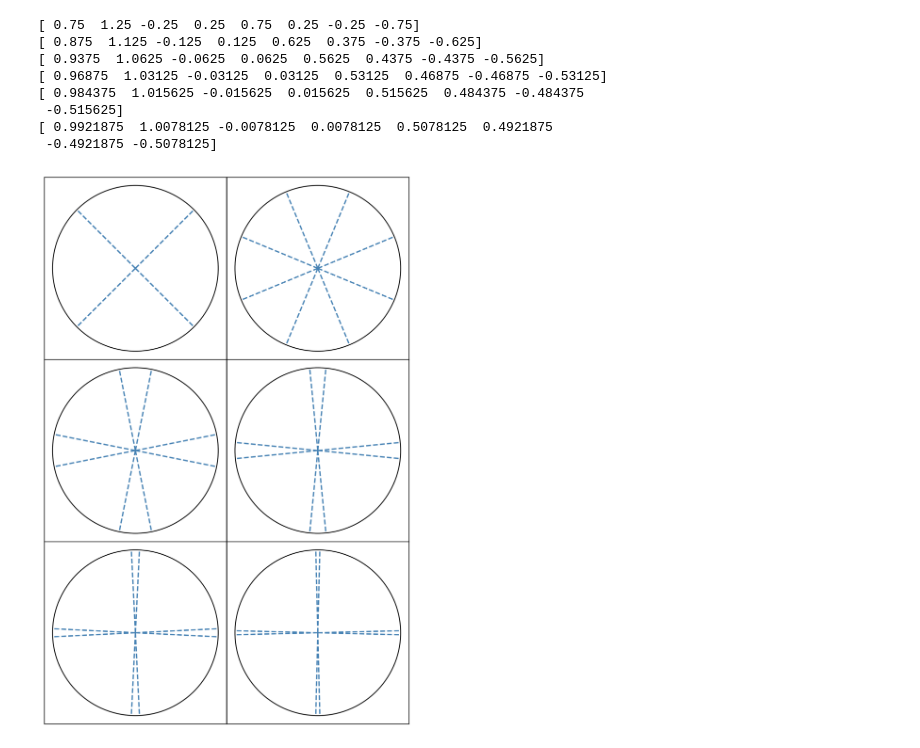
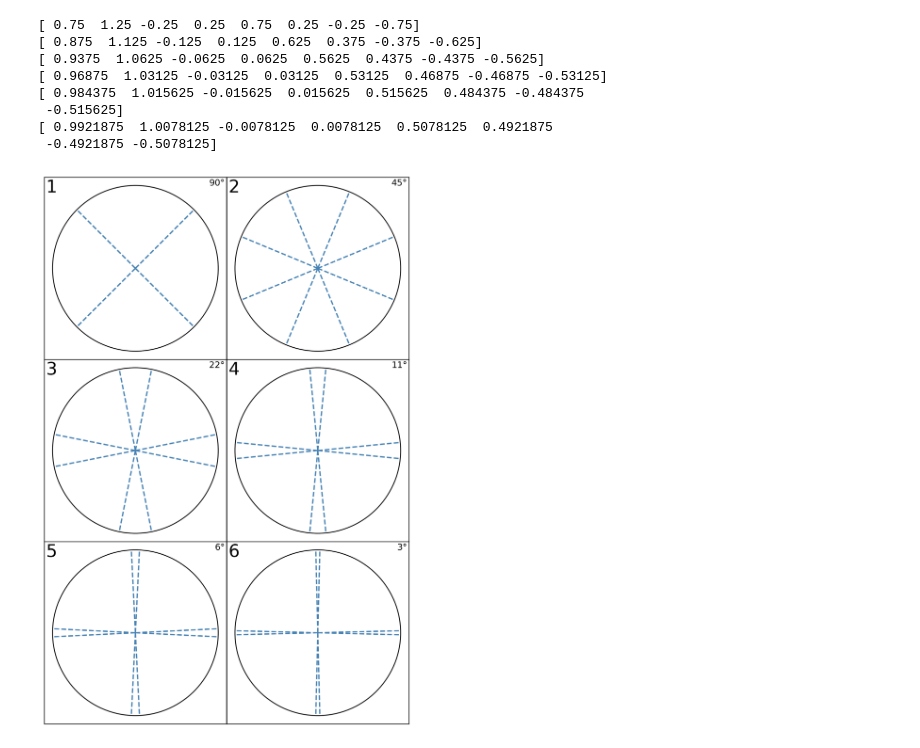
Before and after one commit to amunozj/butterfly_diagram_data, a Jupyter notebook: notebooks/AMJ_HH_circle_grid.ipynb, the cells around one changed output. Saved outputs shown, nothing was run; the diff lists cells and outputs as text; code cells hidden in the pictures.

```diff
--- a/notebooks/AMJ_HH_circle_grid.ipynb
+++ b/notebooks/AMJ_HH_circle_grid.ipynb
@@ -32,7 +34,15 @@ for i in range(n_rows):
             ax.set_xticks([])
             ax.set_yticks([])
             ax.set_aspect('equal')
-            # ax.annotate(
-            #     f"{(n+2)*(n+2)}", xy=(0.01, 0.99), xycoords="axes fraction", fontsize=20, va="top", ha="left"
-            # )
+            ax.annotate(
+                f"{n+1}", xy=(0.01, 0.99), xycoords="axes fraction", fontsize=20, va="top", ha="left"
+            )
+            if n==0:
+                ax.annotate(
+                    f"1Rs", xy=(0.99, 0.99), xycoords="axes fraction", fontsize=10, va="top", ha="right"
+                )
+            else:
+                ax.annotate(
+                    f"Rs/{2**(n)}", xy=(0.99, 0.99), xycoords="axes fraction", fontsize=10, va="top", ha="right"
+                )
 # %% [output]
@@ -56,34 +68,37 @@ for i in range(n_rows):
         print(grid)
         gridx, gridy = np.meshgrid(grid,grid)
 
         ax = fig.add_subplot(gs0[i,j])
 
         circle1 = plt.Circle((0, 0), 1, edgecolor='k', facecolor='None')
         ax.add_patch(circle1)
 
         r = np.sqrt(gridx*gridx + gridy*gridy)
         # ax.scatter(gridx[r<=1], gridy[r<=1], s=2)
 
         for angle in grid*np.pi:
             ax.plot([0, np.cos(angle)], [0, np.sin(angle)], c='steelblue', ls='--')
 
 
 
         ax.set_ylim(-1.1,1.1)
         ax.set_xlim(-1.1,1.1)
         ax.set_xticks([])
         ax.set_yticks([])
         ax.set_aspect('equal')
-        # ax.annotate(
-        #     f"{(n+2)*(n+2)}", xy=(0.01, 0.99), xycoords="axes fraction", fontsize=20, va="top", ha="left"
-        # )
+        ax.annotate(
+            f"{n+1}", xy=(0.01, 0.99), xycoords="axes fraction", fontsize=20, va="top", ha="left"
+        )
+        ax.annotate(
+            f"{int(np.round(delta*4*90))}°", xy=(0.99, 0.99), xycoords="axes fraction", fontsize=10, va="top", ha="right"
+        )
 # %% [output]
 [ 0.75  1.25 -0.25  0.25  0.75  0.25 -0.25 -0.75]
 [ 0.875  1.125 -0.125  0.125  0.625  0.375 -0.375 -0.625]
 [ 0.9375  1.0625 -0.0625  0.0625  0.5625  0.4375 -0.4375 -0.5625]
 [ 0.96875  1.03125 -0.03125  0.03125  0.53125  0.46875 -0.46875 -0.53125]
 [ 0.984375  1.015625 -0.015625  0.015625  0.515625  0.484375 -0.484375
  -0.515625]
 [ 0.9921875  1.0078125 -0.0078125  0.0078125  0.5078125  0.4921875
  -0.4921875 -0.5078125]
-[figure, old version]
+[figure, new version]
```
Also changed, not shown: parts of 5 cells of this notebook.
